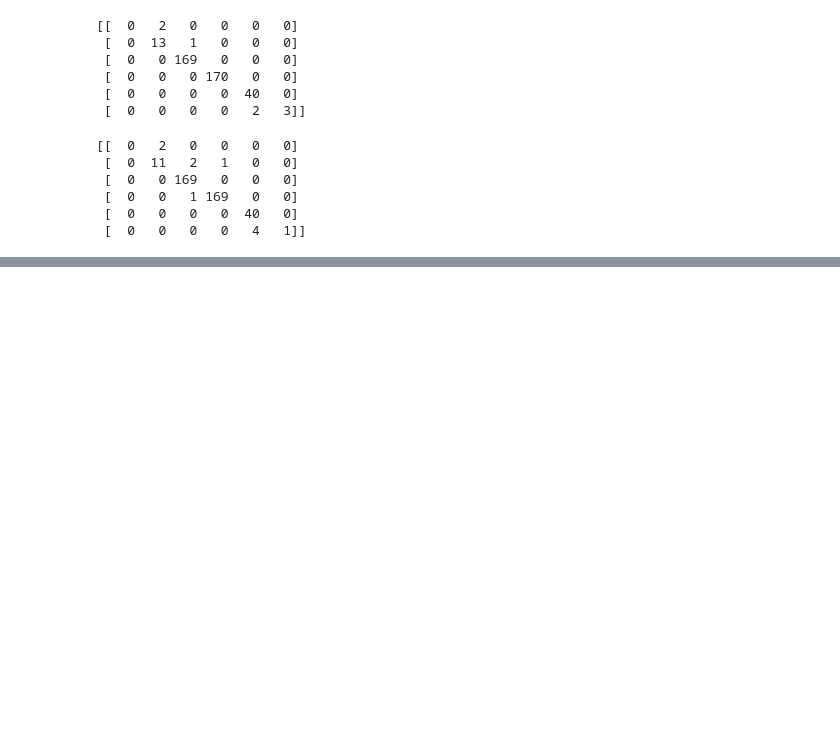
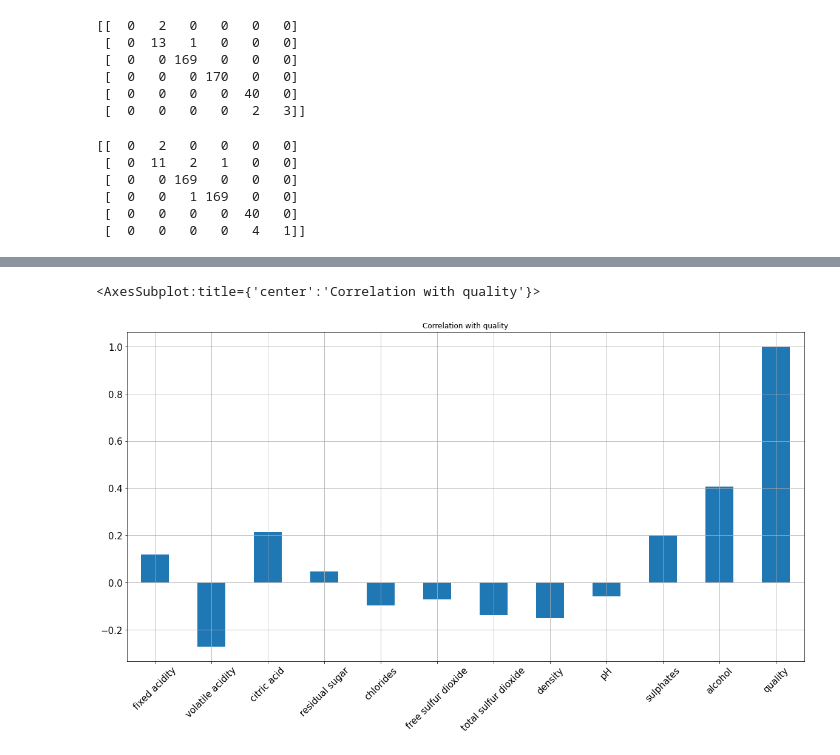
Before and after one commit to renecartaya/Quality-Analysis, a Jupyter notebook: Quality_Analysis.ipynb, the cells around one changed output, grey strips where cells are left out. Drawn from its saved outputs; the diff is of its cells as text; code cells hidden in the pictures; blank space fills up the shorter version.

```diff
--- a/Quality_Analysis.ipynb
+++ b/Quality_Analysis.ipynb
@@ -216,0 +322,8 @@ print(cm)
+# %%
+#Correlation with Quality with respect to attributes
+wine.corrwith(wine.quality).plot.bar(
+        figsize = (20, 10), title = "Correlation with quality", fontsize = 15,
+        rot = 45, grid = True)
+# %% [output]
+<AxesSubplot:title={'center':'Correlation with quality'}>
+[figure, added]
```
Also changed, not shown: parts of 37 cells of this notebook.
